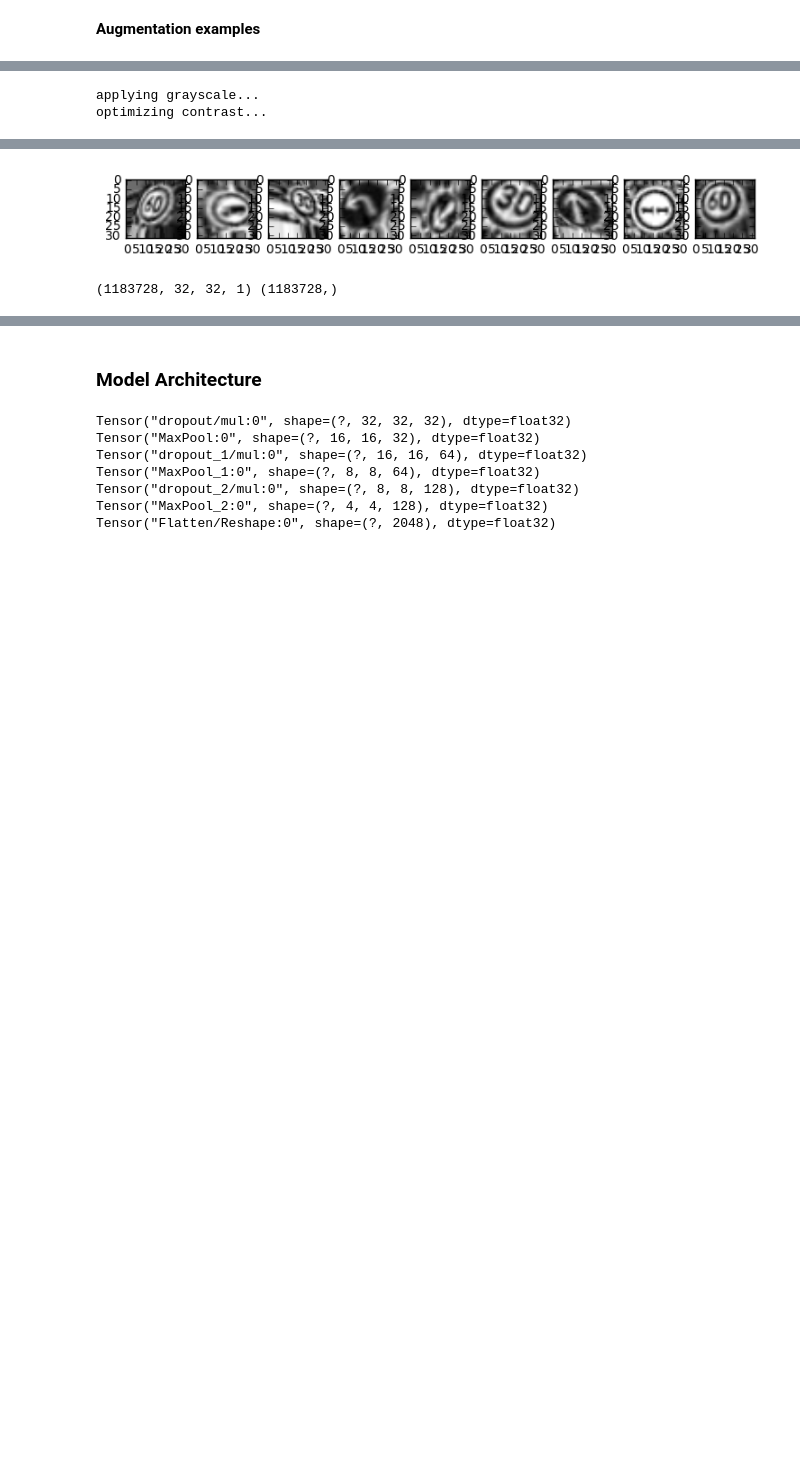
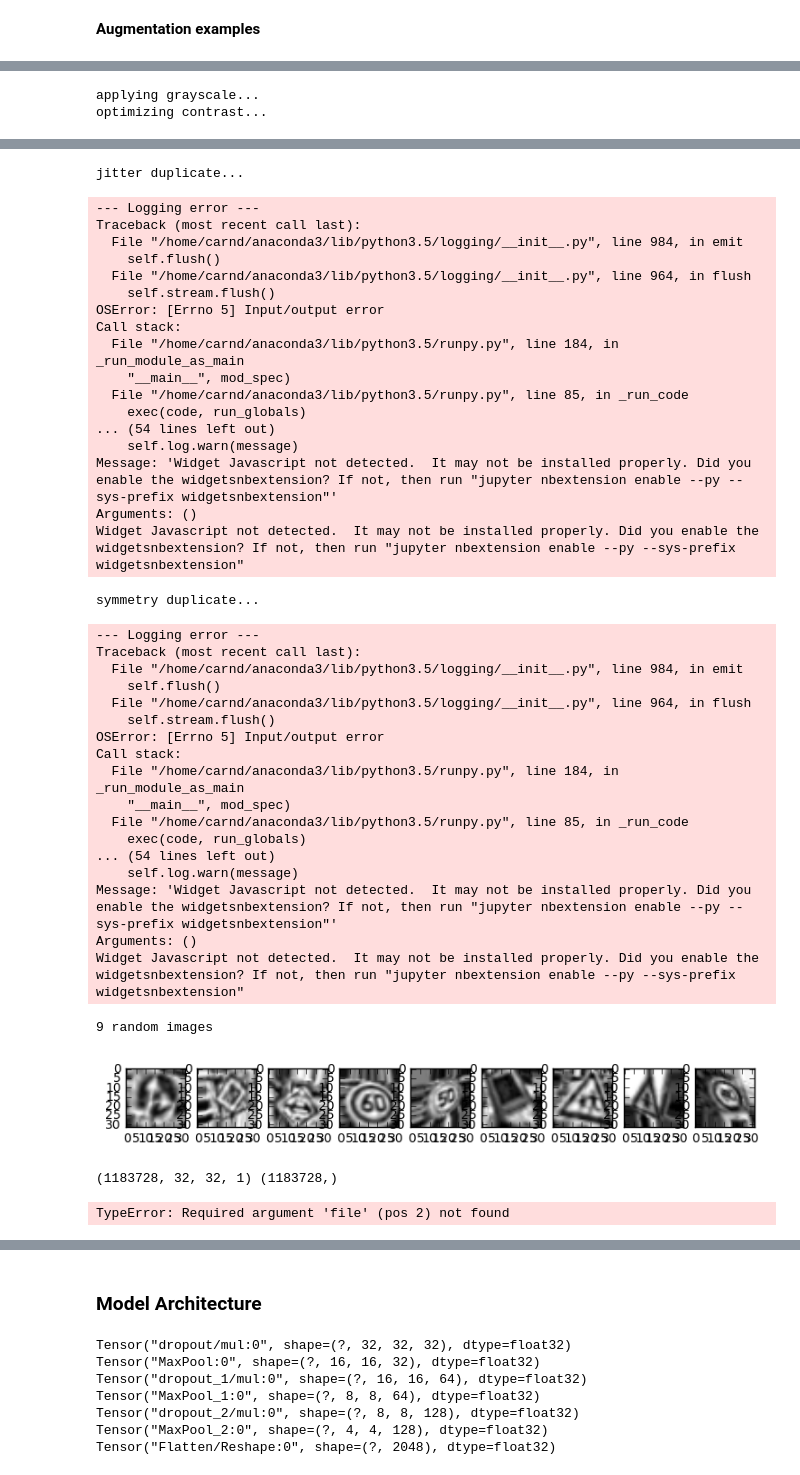
Before and after one commit to janbernloehr/CarND-Traffic-Sign-Classifier-Project, a Jupyter notebook: Traffic_Sign_Classifier.ipynb, the cells around one changed output, grey strips where cells are left out. Drawn from its saved outputs; the diff is of its cells as text; code cells hidden in the pictures; blank space fills up the shorter version.

Commit message:
progress on training

```diff
--- a/Traffic_Sign_Classifier.ipynb
+++ b/Traffic_Sign_Classifier.ipynb
@@ -384,6 +418,9 @@ print("9 random images")
 showrandom(X_train, 9)
 
 print(X_train.shape, y_train.shape)
+
+with open('train_preprocessed.p', mode='w') as f:
+    pickle.dump([X_train, y_train],f)
 # %% [output]
 applying grayscale...
 optimizing contrast...
@@ -393,5 +444,43 @@ symmetry duplicate...
+jitter duplicate...
+--- Logging error ---
+Traceback (most recent call last):
+  File "/home/carnd/anaconda3/lib/python3.5/logging/__init__.py", line 984, in emit
+    self.flush()
+  File "/home/carnd/anaconda3/lib/python3.5/logging/__init__.py", line 964, in flush
+    self.stream.flush()
+OSError: [Errno 5] Input/output error
+Call stack:
+  File "/home/carnd/anaconda3/lib/python3.5/runpy.py", line 184, in _run_module_as_main
+    "__main__", mod_spec)
+  File "/home/carnd/anaconda3/lib/python3.5/runpy.py", line 85, in _run_code
+    exec(code, run_globals)
+... (54 lines left out)
+    self.log.warn(message)
+Message: 'Widget Javascript not detected.  It may not be installed properly. Did you enable the widgetsnbextension? If not, then run "jupyter nbextension enable --py --sys-prefix widgetsnbextension"'
+Arguments: ()
+Widget Javascript not detected.  It may not be installed properly. Did you enable the widgetsnbextension? If not, then run "jupyter nbextension enable --py --sys-prefix widgetsnbextension"
+symmetry duplicate...
+--- Logging error ---
+Traceback (most recent call last):
+  File "/home/carnd/anaconda3/lib/python3.5/logging/__init__.py", line 984, in emit
+    self.flush()
+  File "/home/carnd/anaconda3/lib/python3.5/logging/__init__.py", line 964, in flush
+    self.stream.flush()
+OSError: [Errno 5] Input/output error
+Call stack:
+  File "/home/carnd/anaconda3/lib/python3.5/runpy.py", line 184, in _run_module_as_main
+    "__main__", mod_spec)
+  File "/home/carnd/anaconda3/lib/python3.5/runpy.py", line 85, in _run_code
+    exec(code, run_globals)
+... (54 lines left out)
+    self.log.warn(message)
+Message: 'Widget Javascript not detected.  It may not be installed properly. Did you enable the widgetsnbextension? If not, then run "jupyter nbextension enable --py --sys-prefix widgetsnbextension"'
+Arguments: ()
+Widget Javascript not detected.  It may not be installed properly. Did you enable the widgetsnbextension? If not, then run "jupyter nbextension enable --py --sys-prefix widgetsnbextension"
+9 random images
-[figure, old version]
+[figure, new version]
-(1183728, 32, 32, 1) (1183728,)
+(1183728, 32, 32, 1) (1183728,)
+TypeError: Required argument 'file' (pos 2) not found
 # %%
 X_valid = np.array(X_valid_orig, copy=True)
 y_valid = np.array(y_valid_orig, copy=True)
```
Also changed, not shown: parts of 8 cells of this notebook.
